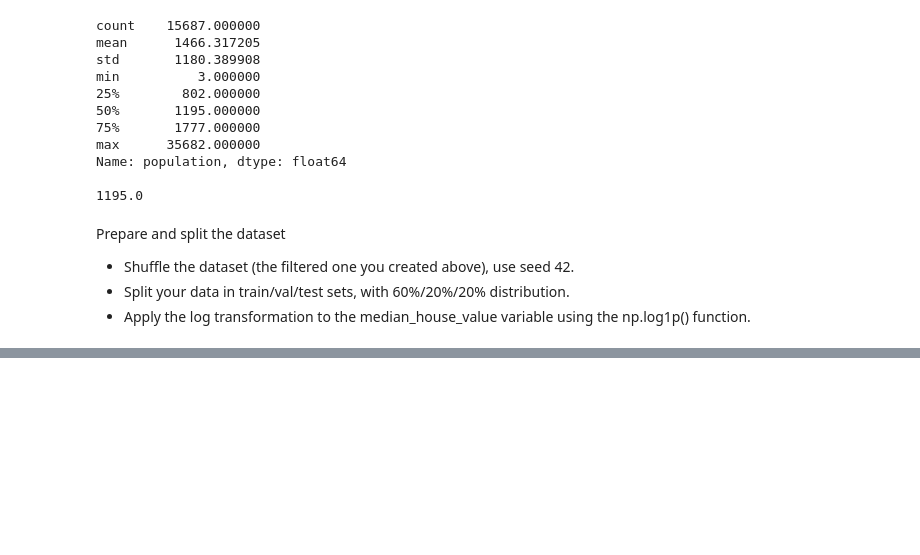
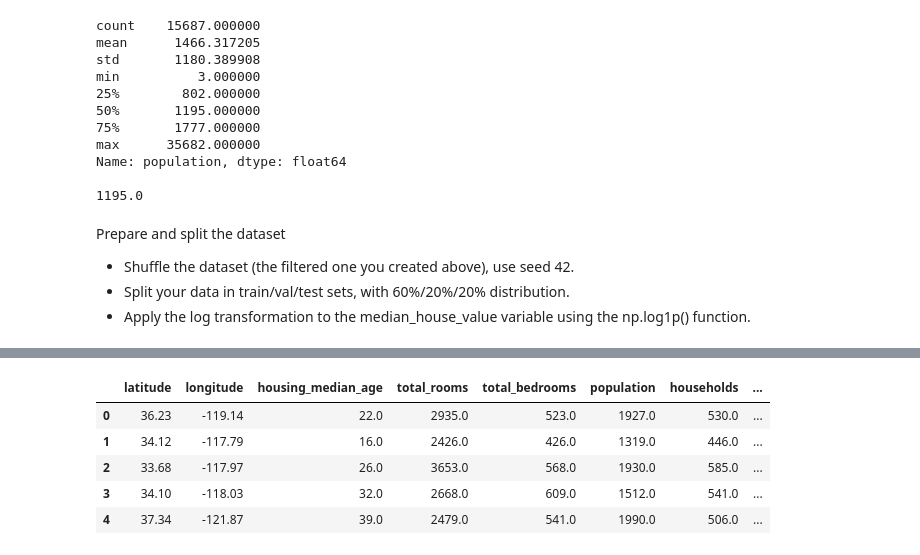
Before and after one commit to BeckMarquez/ML_zoomcamp_2023, a Jupyter notebook: Homework_w2.ipynb, the cells around one changed output, grey strips where cells are left out. Cells and saved outputs as stored; diff of their text form; code cells hidden in the pictures; blank space fills up the shorter version.

```diff
--- a/Homework_w2.ipynb
+++ b/Homework_w2.ipynb
@@ -119,0 +171,12 @@ Prepare and split the dataset
+# %%
+df_train = df_train.reset_index(drop=True)
+df_val = df_val.reset_index(drop=True)
+df_test = df_test.reset_index(drop=True)
+df_train.head()
+# %% [output]
+|  | latitude | longitude | housing_median_age | total_rooms | total_bedrooms | population | households | ... |
+| 0 | 36.23 | -119.14 | 22.0 | 2935.0 | 523.0 | 1927.0 | 530.0 | ... |
+| 1 | 34.12 | -117.79 | 16.0 | 2426.0 | 426.0 | 1319.0 | 446.0 | ... |
+| 2 | 33.68 | -117.97 | 26.0 | 3653.0 | 568.0 | 1930.0 | 585.0 | ... |
+| 3 | 34.10 | -118.03 | 32.0 | 2668.0 | 609.0 | 1512.0 | 541.0 | ... |
+| 4 | 37.34 | -121.87 | 39.0 | 2479.0 | 541.0 | 1990.0 | 506.0 | ... |
```
Also changed, not shown: parts of 12 cells of this notebook.
